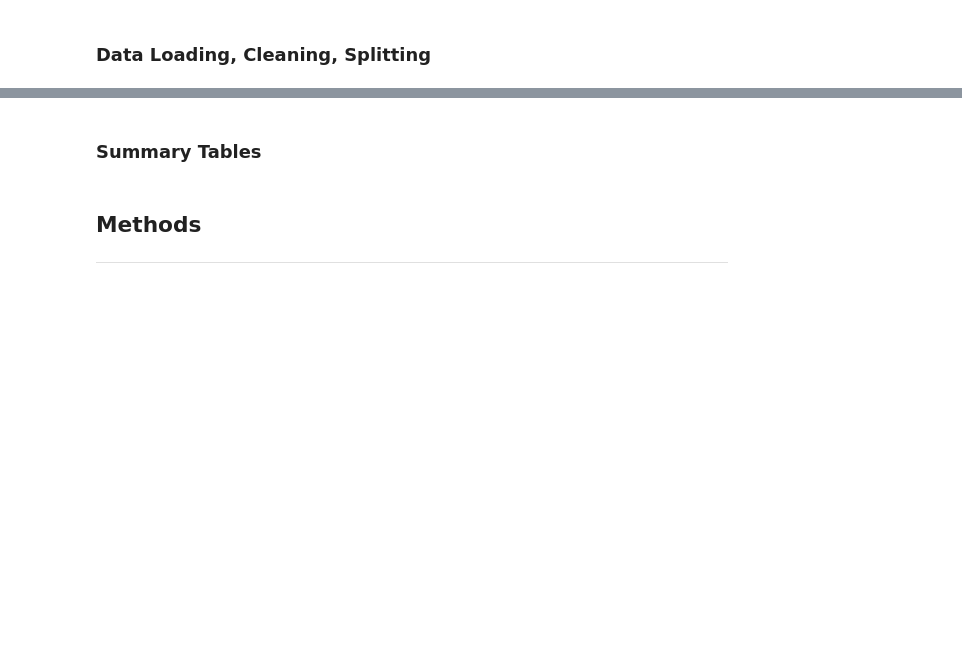
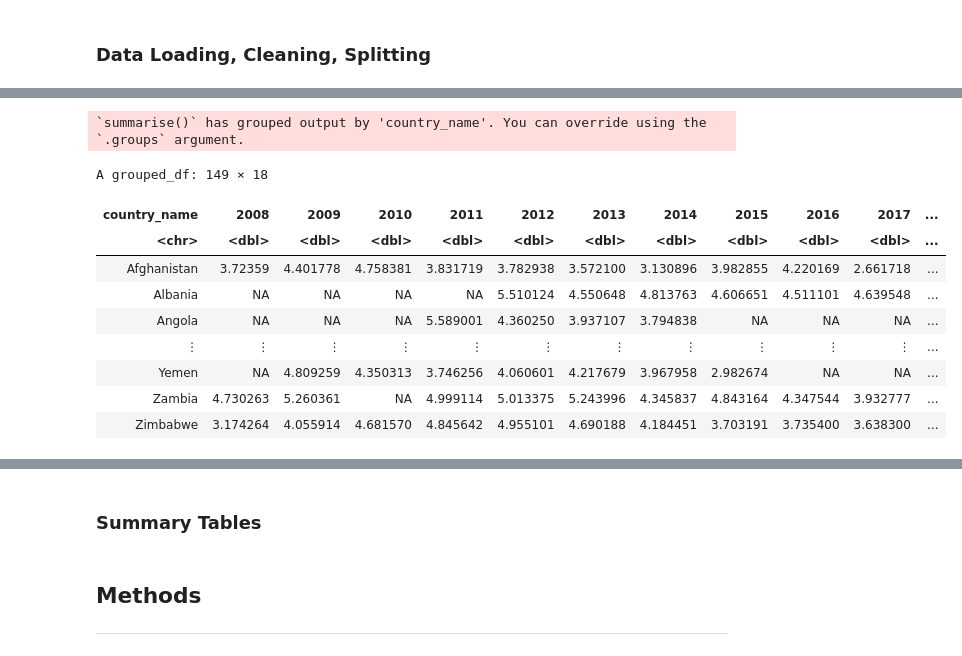
Before and after one commit to ericpien/Impact-of-COVID-19-on-Happiness, a Jupyter notebook: proposal.ipynb, the cells around one changed output, grey strips where cells are left out. Saved outputs shown, nothing was run; the diff lists cells and outputs as text; code cells hidden in the pictures; blank space fills up the shorter version.

```diff
--- a/proposal.ipynb
+++ b/proposal.ipynb
@@ -52,0 +66,21 @@ The following object is masked from ‘package:dplyr’:
+# %%
+happiness_data_wide <- happiness_data |>
+    group_by(country_name,year) |>
+    summarize(mean_life_ladder = mean(life_ladder)) |>
+    pivot_wider(names_from = year,
+                values_from = mean_life_ladder)
+
+happiness_data_wide
+# %% [output]
+`summarise()` has grouped output by 'country_name'. You can override using the
+`.groups` argument.
+A grouped_df: 149 × 18
+| country_name | 2008 | 2009 | 2010 | 2011 | 2012 | 2013 | 2014 | 2015 | 2016 | 2017 | ... |
+| <chr> | <dbl> | <dbl> | <dbl> | <dbl> | <dbl> | <dbl> | <dbl> | <dbl> | <dbl> | <dbl> | ... |
+| Afghanistan | 3.72359 | 4.401778 | 4.758381 | 3.831719 | 3.782938 | 3.572100 | 3.130896 | 3.982855 | 4.220169 | 2.661718 | ... |
+| Albania | NA | NA | NA | NA | 5.510124 | 4.550648 | 4.813763 | 4.606651 | 4.511101 | 4.639548 | ... |
+| Angola | NA | NA | NA | 5.589001 | 4.360250 | 3.937107 | 3.794838 | NA | NA | NA | ... |
+| ⋮ | ⋮ | ⋮ | ⋮ | ⋮ | ⋮ | ⋮ | ⋮ | ⋮ | ⋮ | ⋮ | ... |
+| Yemen | NA | 4.809259 | 4.350313 | 3.746256 | 4.060601 | 4.217679 | 3.967958 | 2.982674 | NA | NA | ... |
+| Zambia | 4.730263 | 5.260361 | NA | 4.999114 | 5.013375 | 5.243996 | 4.345837 | 4.843164 | 4.347544 | 3.932777 | ... |
+| Zimbabwe | 3.174264 | 4.055914 | 4.681570 | 4.845642 | 4.955101 | 4.690188 | 4.184451 | 3.703191 | 3.735400 | 3.638300 | ... |
```
Also changed, not shown: parts of 6 cells of this notebook.
